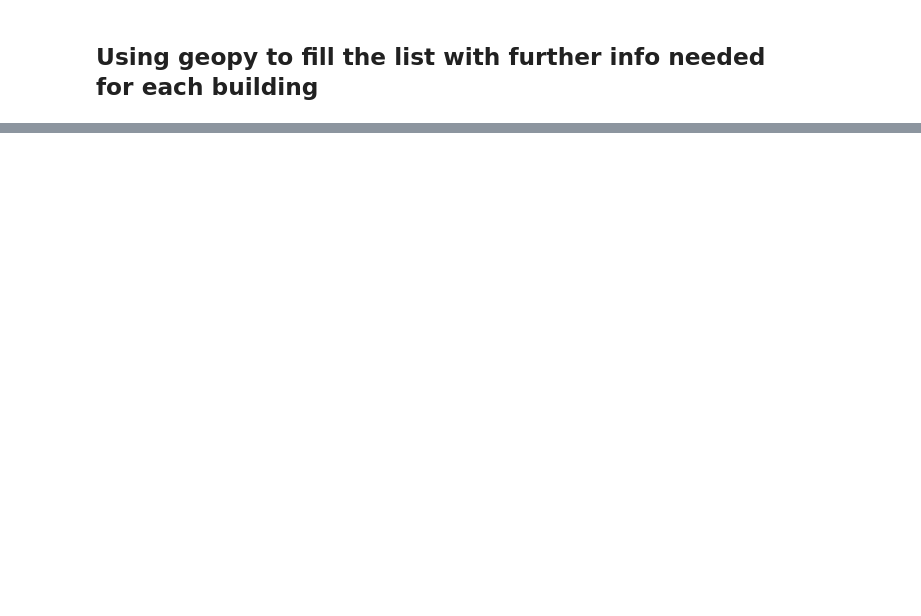
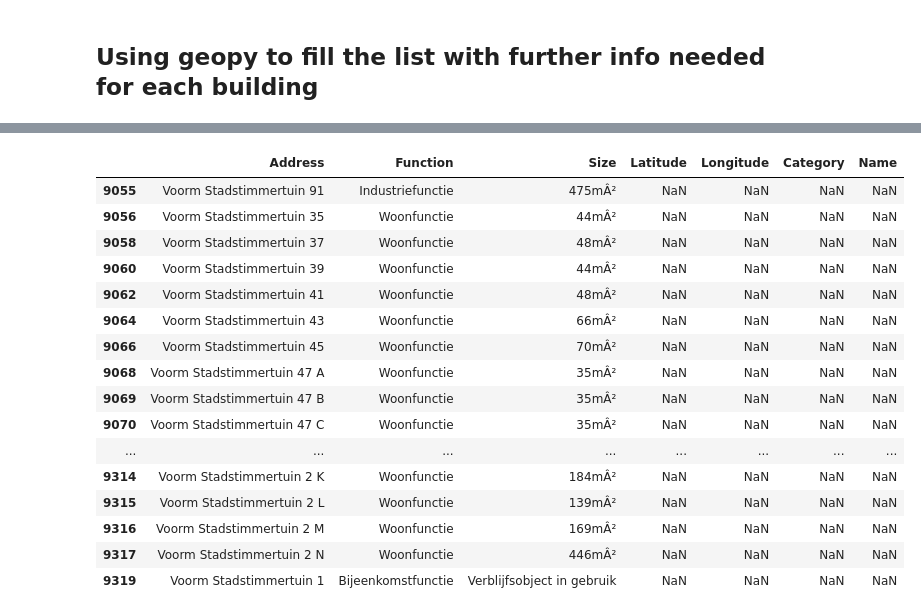
Before and after one commit to dJonaitis/roetersstraat, a Jupyter notebook: coordinates/scraping_addresses.ipynb, the cells around one changed output, grey strips where cells are left out. Saved outputs shown, nothing was run; the diff lists cells and outputs as text; code cells hidden in the pictures; blank space fills up the shorter version.

```diff
--- a/coordinates/scraping_addresses.ipynb
+++ b/coordinates/scraping_addresses.ipynb
@@ -295,0 +531,4 @@ print(all_scraped_addresses)
+# %%
+# Importing the csv-file and reloading it into a list if necesserry
+df_addresses = pd.read_csv("all_scraped_addresses_final.csv", encoding="iso-8859-1", delimiter=";")
+df_addresses
@@ -295,0 +549,5 @@ print(all_scraped_addresses)
+# %%
+# Giving all columns logical names
+df_addresses.columns = ["Address", "Function", "Size", "Latitude", "Longitude", "Category", "Name"]
+
+df_addresses
@@ -295,0 +568,4 @@ print(all_scraped_addresses)
+# %%
+# Filtering out all duplicates for the Address column (due to some duplicates having a unique value for Size column)
+df_addresses = df_addresses.drop_duplicates(subset="Address", keep="first")
+df_addresses
@@ -295,0 +609,23 @@ print(all_scraped_addresses)
+# %%
+# Creating a seperate DataFrame containing all rows where the Address-column starts with "Voorm Stadstimmertuin"
+df_voorm_stadstimmertuin = df_addresses[df_addresses["Address"].str.startswith("Voorm Stadstimmertuin")]
+
+df_voorm_stadstimmertuin
+# %% [output]
+|  | Address | Function | Size | Latitude | Longitude | Category | Name |
+| 9055 | Voorm Stadstimmertuin 91 | Industriefunctie | 475mÂ² | NaN | NaN | NaN | NaN |
+| 9056 | Voorm Stadstimmertuin 35 | Woonfunctie | 44mÂ² | NaN | NaN | NaN | NaN |
+| 9058 | Voorm Stadstimmertuin 37 | Woonfunctie | 48mÂ² | NaN | NaN | NaN | NaN |
+| 9060 | Voorm Stadstimmertuin 39 | Woonfunctie | 44mÂ² | NaN | NaN | NaN | NaN |
+| 9062 | Voorm Stadstimmertuin 41 | Woonfunctie | 48mÂ² | NaN | NaN | NaN | NaN |
+| 9064 | Voorm Stadstimmertuin 43 | Woonfunctie | 66mÂ² | NaN | NaN | NaN | NaN |
+| 9066 | Voorm Stadstimmertuin 45 | Woonfunctie | 70mÂ² | NaN | NaN | NaN | NaN |
+| 9068 | Voorm Stadstimmertuin 47 A | Woonfunctie | 35mÂ² | NaN | NaN | NaN | NaN |
+| 9069 | Voorm Stadstimmertuin 47 B | Woonfunctie | 35mÂ² | NaN | NaN | NaN | NaN |
+| 9070 | Voorm Stadstimmertuin 47 C | Woonfunctie | 35mÂ² | NaN | NaN | NaN | NaN |
+| ... | ... | ... | ... | ... | ... | ... | ... |
+| 9314 | Voorm Stadstimmertuin 2 K | Woonfunctie | 184mÂ² | NaN | NaN | NaN | NaN |
+| 9315 | Voorm Stadstimmertuin 2 L | Woonfunctie | 139mÂ² | NaN | NaN | NaN | NaN |
+| 9316 | Voorm Stadstimmertuin 2 M | Woonfunctie | 169mÂ² | NaN | NaN | NaN | NaN |
+| 9317 | Voorm Stadstimmertuin 2 N | Woonfunctie | 446mÂ² | NaN | NaN | NaN | NaN |
+| 9319 | Voorm Stadstimmertuin 1 | Bijeenkomstfunctie | Verblijfsobject in gebruik | NaN | NaN | NaN | NaN |
```
Also changed, not shown: parts of 29 cells of this notebook, 1 other file.
